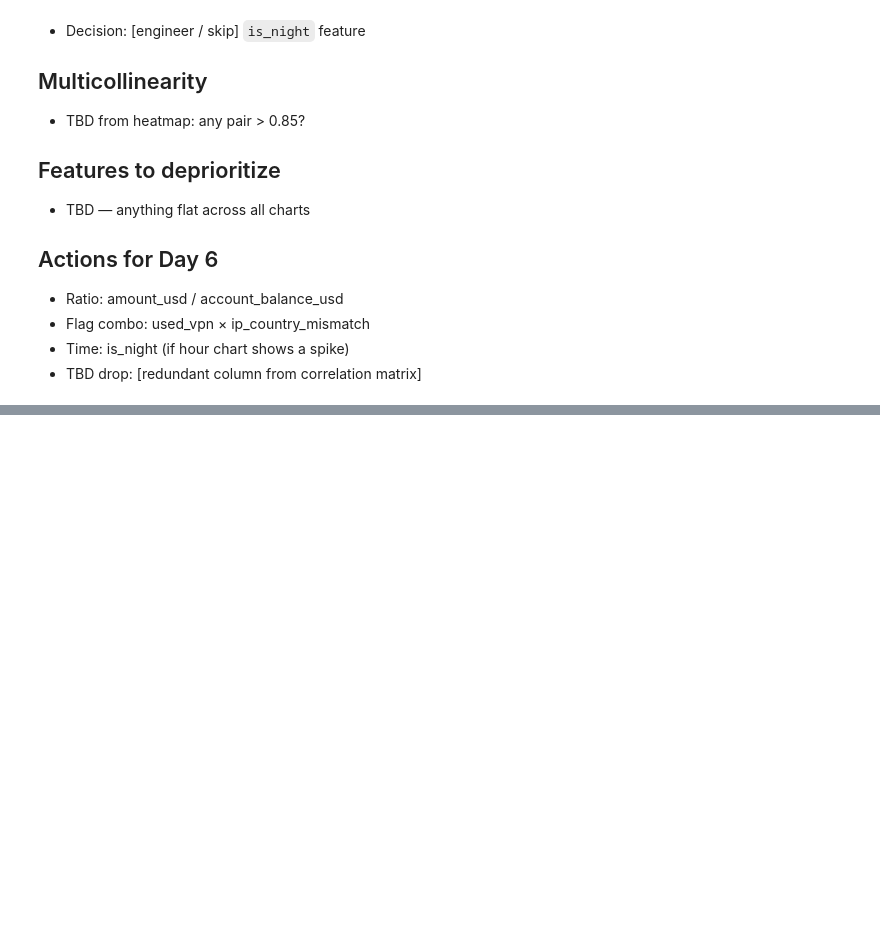
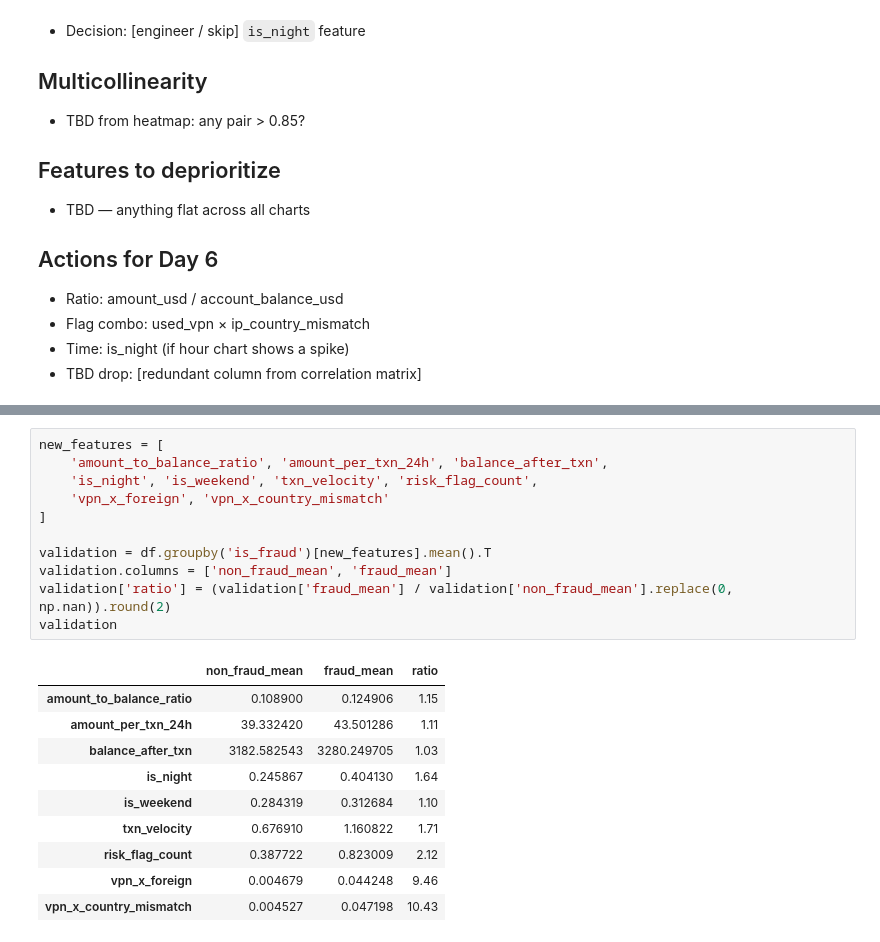
Before and after one commit to Uday2419/Fraudlense, a Jupyter notebook: notebooks/03_eda.ipynb, the cells around one changed output, grey strips where cells are left out. Saved outputs shown, nothing was run; the diff lists cells and outputs as text; blank space fills up the shorter version.

```diff
--- a/notebooks/03_eda.ipynb
+++ b/notebooks/03_eda.ipynb
@@ -222,0 +266,22 @@ plt.show()
+# %%
+new_features = [
+    'amount_to_balance_ratio', 'amount_per_txn_24h', 'balance_after_txn',
+    'is_night', 'is_weekend', 'txn_velocity', 'risk_flag_count',
+    'vpn_x_foreign', 'vpn_x_country_mismatch'
+]
+
+validation = df.groupby('is_fraud')[new_features].mean().T
+validation.columns = ['non_fraud_mean', 'fraud_mean']
+validation['ratio'] = (validation['fraud_mean'] / validation['non_fraud_mean'].replace(0, np.nan)).round(2)
+validation
+# %% [output]
+|  | non_fraud_mean | fraud_mean | ratio |
+| amount_to_balance_ratio | 0.108900 | 0.124906 | 1.15 |
+| amount_per_txn_24h | 39.332420 | 43.501286 | 1.11 |
+| balance_after_txn | 3182.582543 | 3280.249705 | 1.03 |
+| is_night | 0.245867 | 0.404130 | 1.64 |
+| is_weekend | 0.284319 | 0.312684 | 1.10 |
+| txn_velocity | 0.676910 | 1.160822 | 1.71 |
+| risk_flag_count | 0.387722 | 0.823009 | 2.12 |
+| vpn_x_foreign | 0.004679 | 0.044248 | 9.46 |
+| vpn_x_country_mismatch | 0.004527 | 0.047198 | 10.43 |
```
Also changed, not shown: parts of 6 cells of this notebook, 1 other file.
